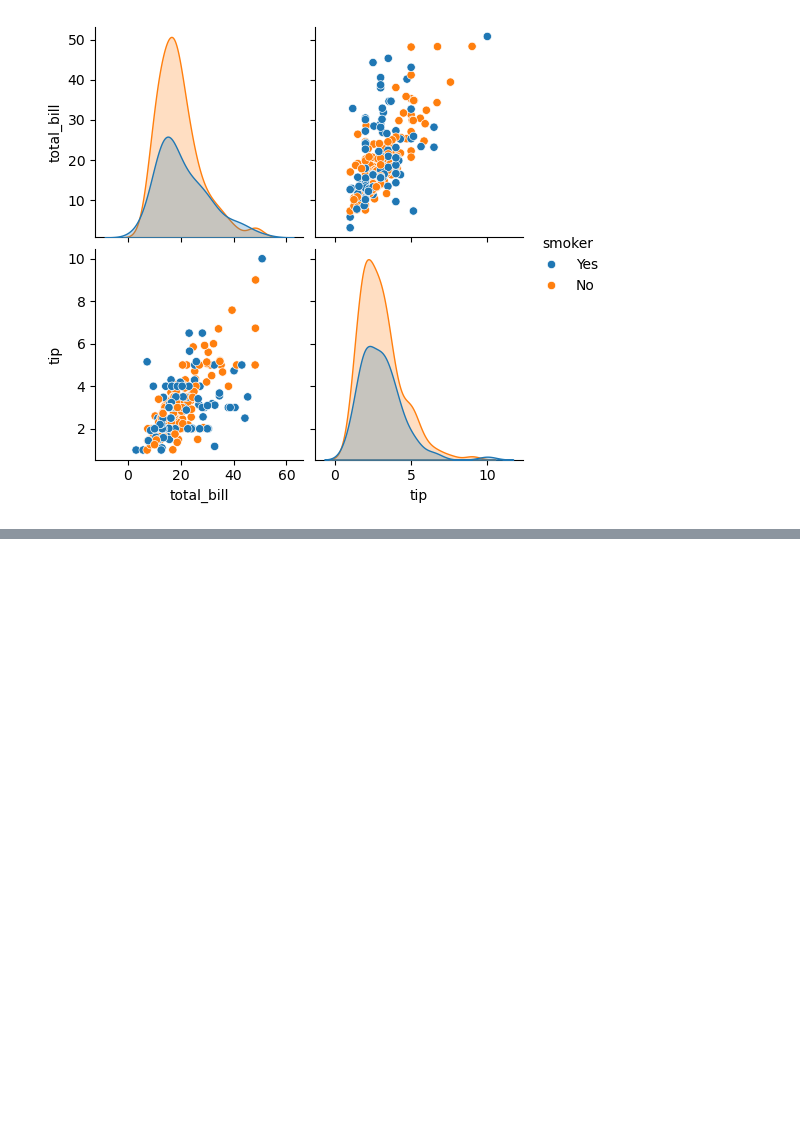
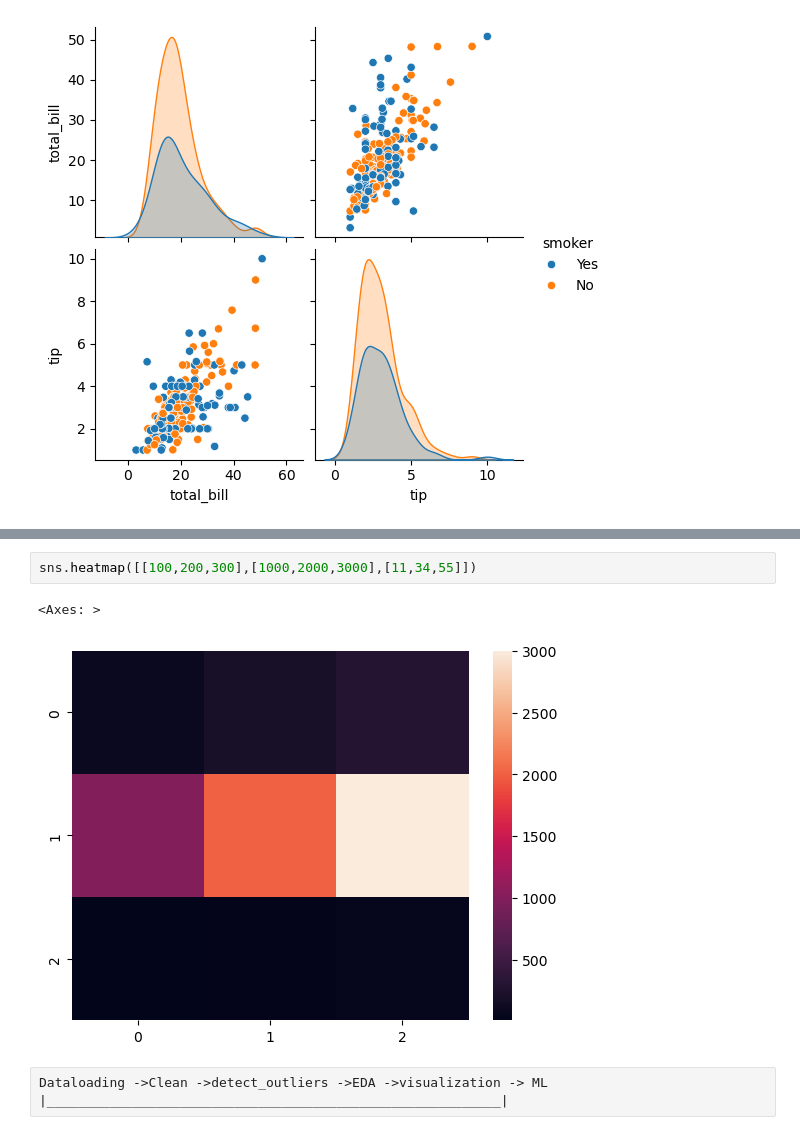
Before and after one commit to pakarthikstudent/DataEngineering__MLOps, a Jupyter notebook: DAY2/DE-2.ipynb, the cells around one changed output, grey strips where cells are left out. Saved outputs shown, nothing was run; the diff lists cells and outputs as text; blank space fills up the shorter version.

```diff
--- a/DAY2/DE-2.ipynb
+++ b/DAY2/DE-2.ipynb
@@ -890,0 +921,8 @@ sns.pairplot(df_tips,vars=['total_bill','tip'],hue='smoker')
+# %%
+sns.heatmap([[100,200,300],[1000,2000,3000],[11,34,55]])
+# %% [output]
+<Axes: >
+[figure, added]
+# %%
+Dataloading ->Clean ->detect_outliers ->EDA ->visualization -> ML
+|__________________________________________________________|
```
Also changed, not shown: parts of 2 cells of this notebook.
